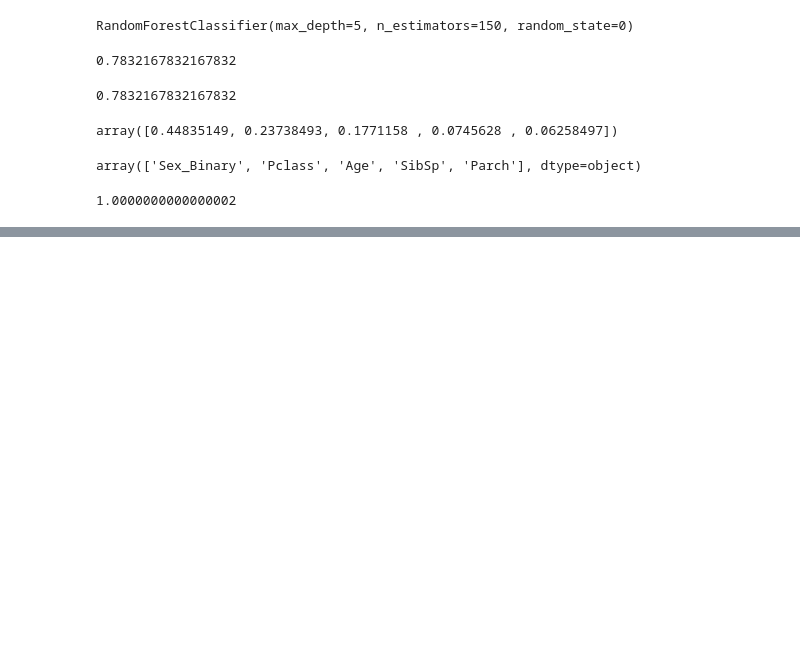
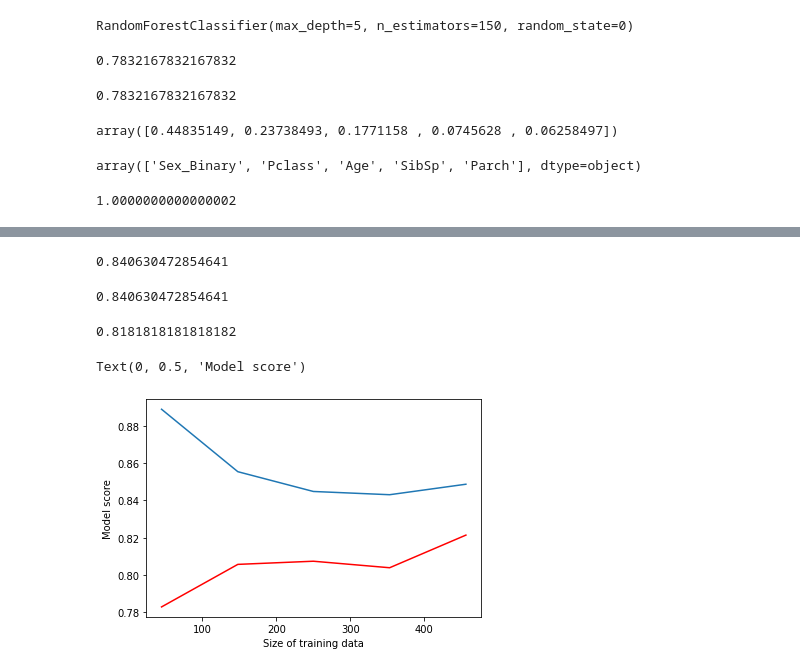
Before and after one commit to pablomdata/ml-bespoke, a Jupyter notebook: Day2/05 Decision Trees.ipynb, the cells around one changed output, grey strips where cells are left out. Saved outputs shown, nothing was run; the diff lists cells and outputs as text; code cells hidden in the pictures; blank space fills up the shorter version.

```diff
--- a/Day2/05 Decision Trees.ipynb
+++ b/Day2/05 Decision Trees.ipynb
@@ -177,0 +192,2 @@ sum(rf.feature_importances_)
+# %%
+param_grid = {'max_depth':[4,6,8,10,12], 'n_estimators':[100,120,140,160,180], 'random_state':[0]}
@@ -177,0 +196,4 @@ sum(rf.feature_importances_)
+# %%
+grid = GridSearchCV(RandomForestClassifier(), param_grid=param_grid)
+# %%
+grid.fit(X_train, y_train)
@@ -177,0 +217,14 @@ sum(rf.feature_importances_)
+# %%
+grid.score(X_train, y_train)
+# %% [output]
+0.840630472854641
+# %%
+best_rf = grid.best_estimator_
+# %%
+best_rf.score(X_train, y_train)
+# %% [output]
+0.840630472854641
+# %%
+best_rf.score(X_test,y_test)
+# %% [output]
+0.8181818181818182
@@ -177,0 +233,13 @@ sum(rf.feature_importances_)
+# %%
+train_size, train_scores, test_scores = learning_curve(best_rf, X_train, y_train)
+
+avg_train_scores = train_scores.mean(axis=1)
+avg_test_scores = test_scores.mean(axis=1)
+
+plt.plot(train_size, avg_train_scores)
+plt.plot(train_size, avg_test_scores, 'r')
+plt.xlabel('Size of training data')
+plt.ylabel('Model score')
+# %% [output]
+Text(0, 0.5, 'Model score')
+[figure, added]
```
Also changed, not shown: parts of 12 cells of this notebook, 5 other files.
